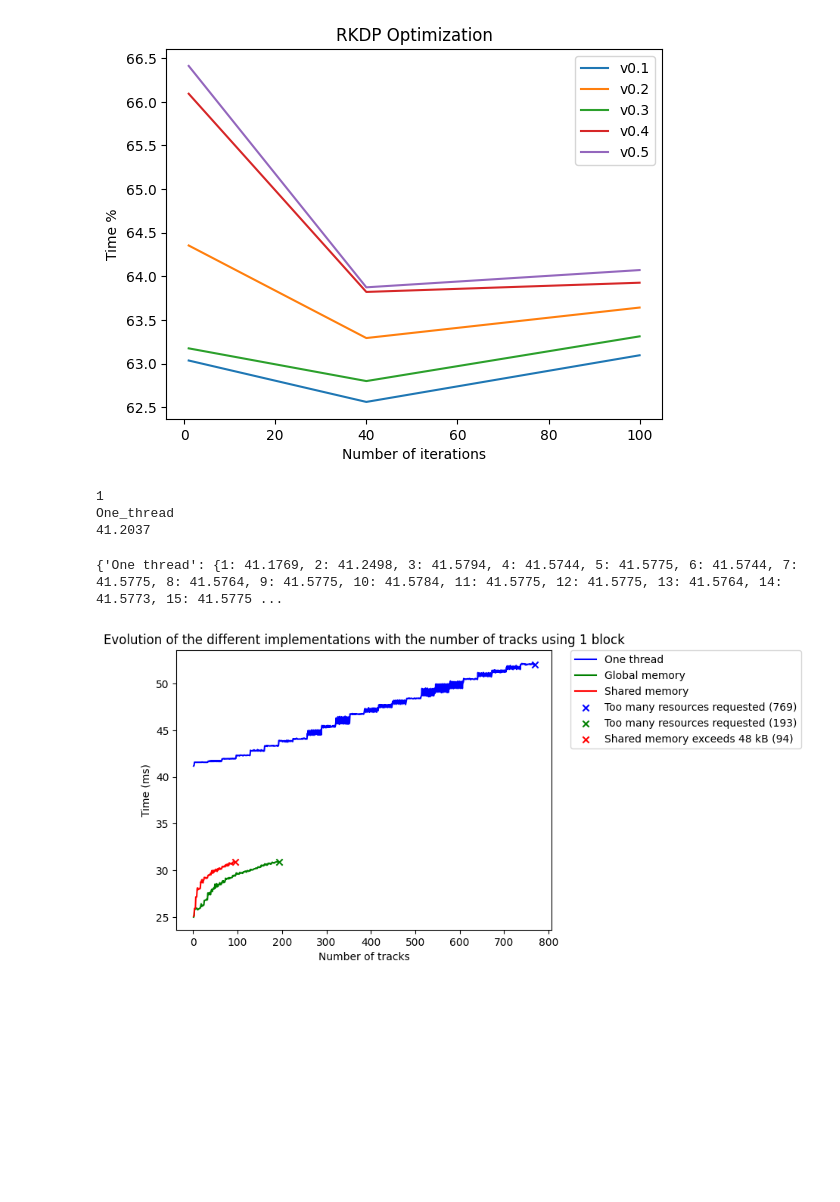
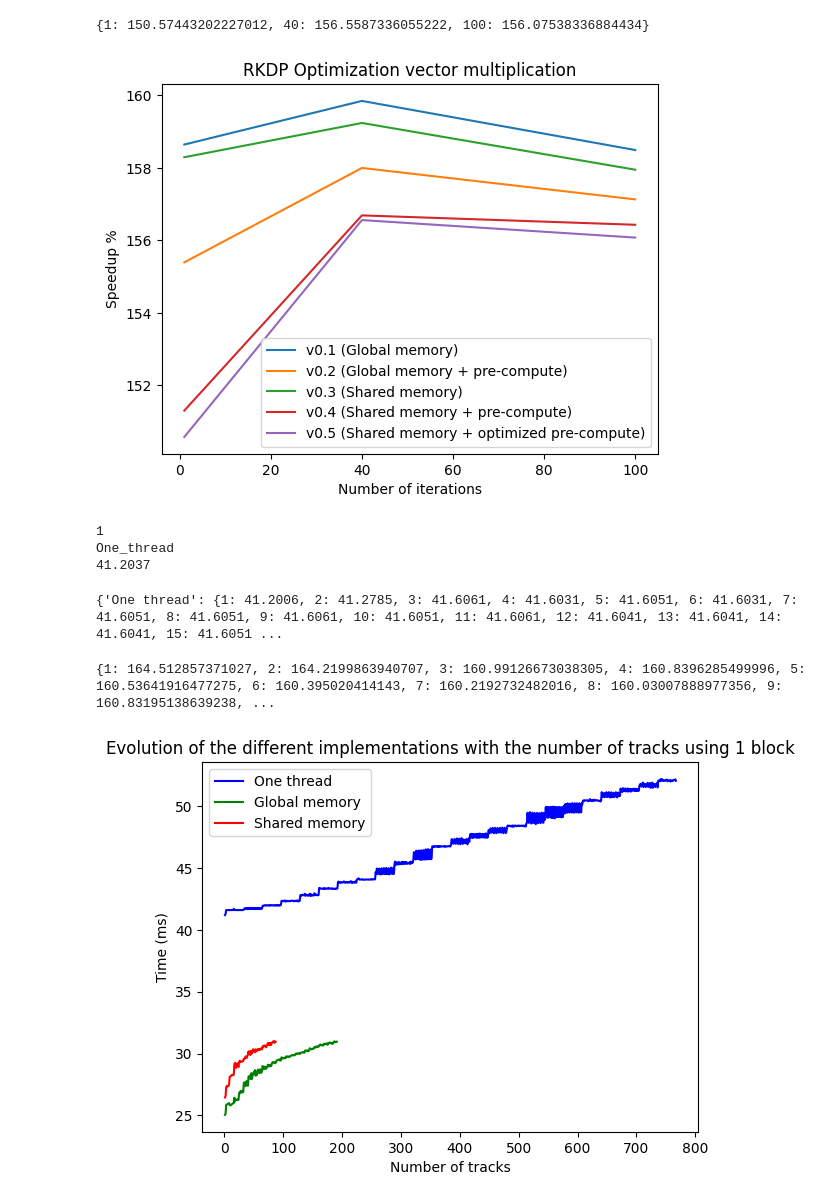
Before and after one commit to simbarras/tb23-gpu-opt-celeritas, a Jupyter notebook: result.ipynb, the cells around one changed output. Cells and saved outputs as stored; diff of their text form; code cells hidden in the pictures; blank space fills up the shorter version.

```diff
--- a/result.ipynb
+++ b/result.ipynb
@@ -108,35 +140,36 @@ v0_5_base = {
     40: 41.5283,
     100: 104.018,
 }
+
+v0_5_speedup = {}
+for k, v in v0_5.items():
+    v0_5_speedup[k] = v0_5_base[k] / v * 100
+
+print(v0_5_speedup)
+# %% [output]
+{1: 150.57443202227012, 40: 156.5587336055222, 100: 156.07538336884434}
 # %%
 from matplotlib import pyplot as plt
 %matplotlib inline
 
-plt.title('RKDP Optimization')
+plt.title('RKDP Optimization vector multiplication')
 plt.xlabel('Number of iterations')
-plt.ylabel('Time %')
+plt.ylabel('Speedup %')
 
-# plt.plot(v0_1_base.keys(), [100 for _ in range(len(v0_1_base.values()))], label='Base')
+plt.plot(v0_1_speedup.keys(), v0_1_speedup.values(), label='v0.1 (Global memory)')
 
-v0_1_percent = [v0_1[key] * 100 / v0_1_base[key] for key in v0_1.keys()]
-plt.plot(v0_1.keys(), v0_1_percent, label='v0.1')
+plt.plot(v0_2_speedup.keys(), v0_2_speedup.values(), label='v0.2 (Global memory + pre-compute)')
 
-v0_2_percent = [v0_2[key] * 100 / v0_2_base[key] for key in v0_2.keys()]
-plt.plot(v0_2.keys(), v0_2_percent, label='v0.2')
+plt.plot(v0_3_speedup.keys(), v0_3_speedup.values(), label='v0.3 (Shared memory)')
 
-v0_3_percent = [v0_3[key] * 100 / v0_3_base[key] for key in v0_3.keys()]
-plt.plot(v0_3.keys(), v0_3_percent, label='v0.3')
+plt.plot(v0_4_speedup.keys(), v0_4_speedup.values(), label='v0.4 (Shared memory + pre-compute)')
 
-v0_4_percent = [v0_4[key] * 100 / v0_4_base[key] for key in v0_4.keys()]
-plt.plot(v0_4.keys(), v0_4_percent, label='v0.4')
-
-v0_5_percent = [v0_5[key] * 100 / v0_5_base[key] for key in v0_5.keys()]
-plt.plot(v0_5.keys(), v0_5_percent, label='v0.5')
+plt.plot(v0_5_speedup.keys(), v0_5_speedup.values(), label='v0.5 (Shared memory + optimized pre-compute)')
 
 plt.legend()
 plt.show()
 # %% [output]
-[figure, old version]
+[figure, new version]
 # %%
 import re
 
@@ -152,18 +200,4 @@ One_thread
 # %%
-# Read data from output.txt and fill data
-import re
-
-data = {
-    'One thread': {},
-    'Global memory': {},
-    'Shared memory': {},
-}
-
-end_point = {
-    'One thread': 0,
-    'Global memory': 0,
-    'Shared memory': 0,
-}
 
 with open('output.txt', 'r') as f:
     for line in f:
@@ -179,29 +213,41 @@ with open('output.txt', 'r') as f:
 
 print(data)
 # %% [output]
-{'One thread': {1: 41.1769, 2: 41.2498, 3: 41.5794, 4: 41.5744, 5: 41.5775, 6: 41.5744, 7: 41.5775, 8: 41.5764, 9: 41.5775, 10: 41.5784, 11: 41.5775, 12: 41.5775, 13: 41.5764, 14: 41.5773, 15: 41.5775 ...
+{'One thread': {1: 41.2006, 2: 41.2785, 3: 41.6061, 4: 41.6031, 5: 41.6051, 6: 41.6031, 7: 41.6051, 8: 41.6051, 9: 41.6061, 10: 41.6051, 11: 41.6061, 12: 41.6041, 13: 41.6041, 14: 41.6041, 15: 41.6051 ...
+# %%
+global_speedup = {}
+for i in range(1, len(data['Global memory'].keys()) + 1):
+    global_speedup[i] = data['One thread'][i] / data['Global memory'][i] * 100
+
+print(global_speedup)
+
+shared_speedup = {}
+for i in range(1, len(data['Shared memory'].keys()) + 1):
+    shared_speedup[i] = data['One thread'][i] / data['Shared memory'][i] * 100
+# %% [output]
+{1: 164.512857371027, 2: 164.2199863940707, 3: 160.99126673038305, 4: 160.8396285499996, 5: 160.53641916477275, 6: 160.395020414143, 7: 160.2192732482016, 8: 160.03007888977356, 9: 160.83195138639238, ...
 # %%
 # Plot the data
 import matplotlib.pyplot as plt
 import numpy as np
 
 plt.plot(data['One thread'].keys(), data['One thread'].values(), label='One thread', color='blue')
 
 plt.plot(data['Global memory'].keys(), data['Global memory'].values(), label='Global memory', color='green')
 
 plt.plot(data['Shared memory'].keys(), data['Shared memory'].values(), label='Shared memory', color='red')
 
-plt.scatter(end_point['One thread'] + 1, data['One thread'][end_point['One thread']], color='blue', marker='x', label=f'Too many resources requested ({end_point["One thread"]+1})')
-
-plt.scatter(end_point['Global memory'] + 1, data['Global memory'][end_point['Global memory']], color='green', marker='x', label=f'Too many resources requested ({end_point["Global memory"]+1})')
-
-plt.scatter(end_point['Shared memory'] + 1, data['Shared memory'][end_point['Shared memory']], color='red', marker='x', label=f'Shared memory exceeds 48 kB ({end_point["Shared memory"]+1})')
+# Add a second axis for the speedup
+# ax2 = plt.twinx()
+# ax2.plot(data['Global memory'].keys(), global_speedup.values(), label='Global memory speedup', color='green', linestyle='--')
+# ax2.plot(data['Shared memory'].keys(), shared_speedup.values(), label='Shared memory speedup', color='red', linestyle='--')
 
 # Show the label outside the plot
-plt.legend(bbox_to_anchor=(1.05, 1), loc='upper left', borderaxespad=0.)
+# plt.legend(bbox_to_anchor=(1.05, 1), loc='upper left', borderaxespad=0.)
+plt.legend()
 plt.xlabel('Number of tracks')
 plt.ylabel('Time (ms)')
 plt.title('Evolution of the different implementations with the number of tracks using 1 block')
 plt.show()
 # %% [output]
-[figure, old version]
+[figure, new version]
```
Also changed, not shown: parts of 12 cells of this notebook, 27 other files.
